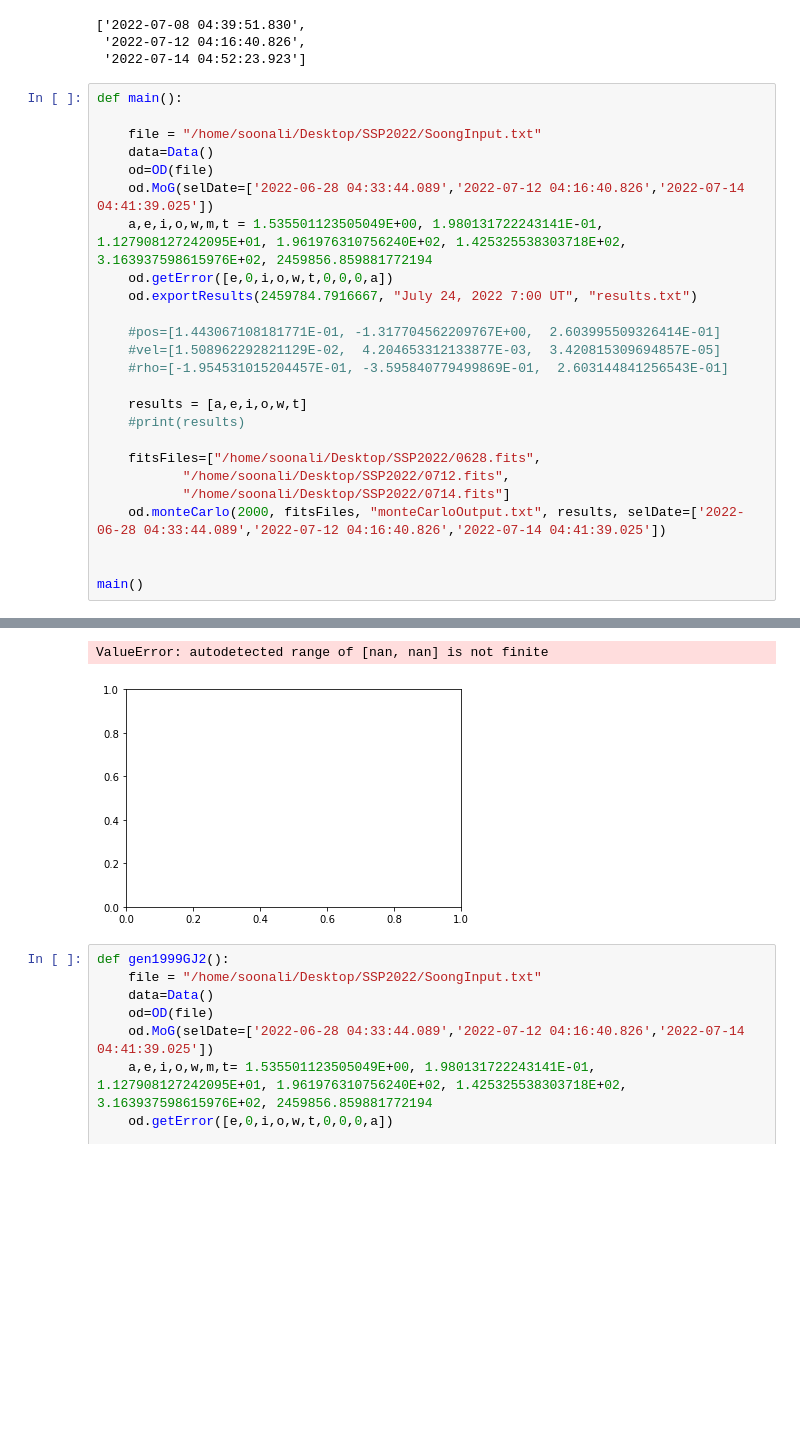
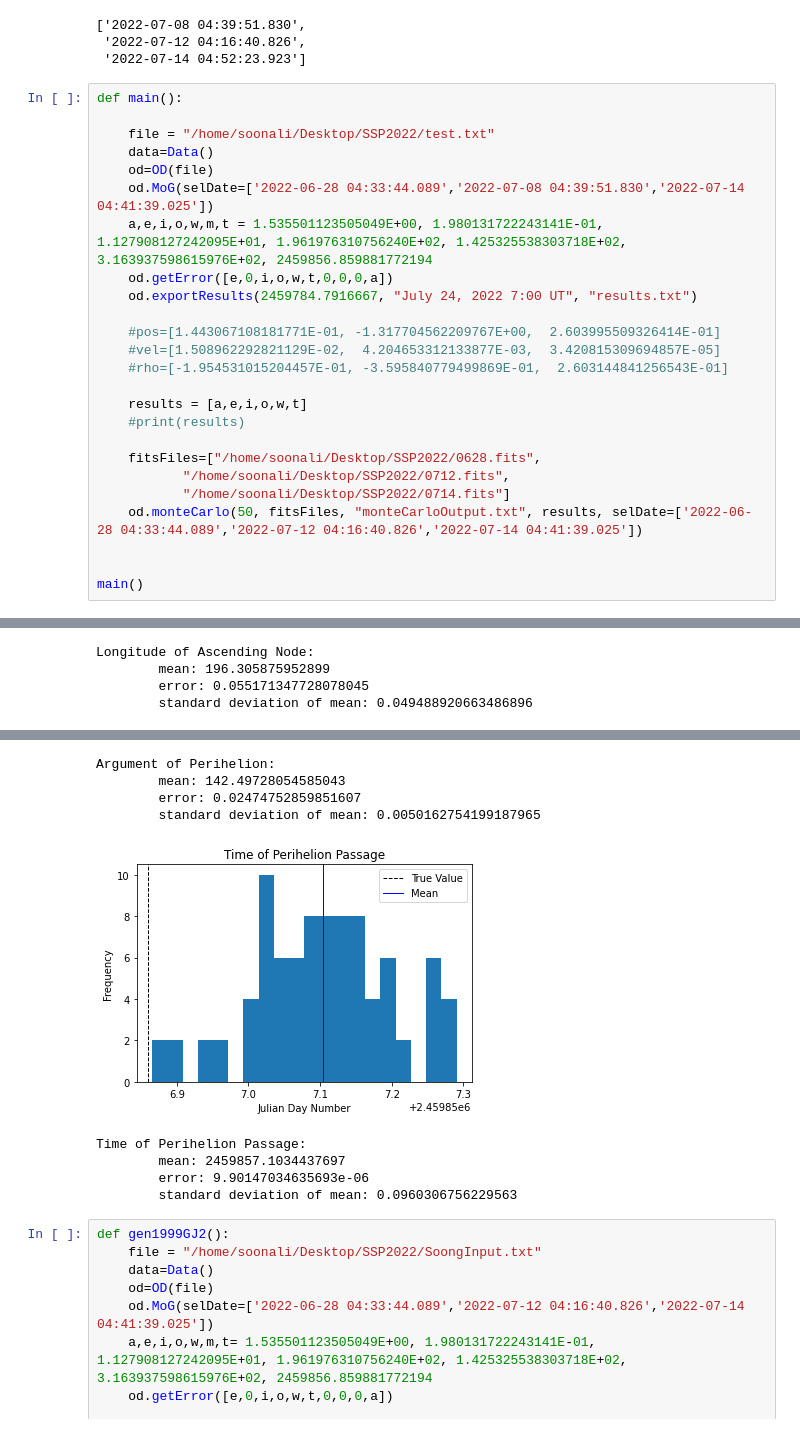
Before and after one commit to alisonsoong/SSP2022, a Jupyter notebook: ODCodeFinal.ipynb, the cells around one changed output, grey strips where cells are left out. Saved outputs shown, nothing was run; the diff lists cells and outputs as text; blank space fills up the shorter version.

Commit message:
bad monte carlo and my horrible brain trying to adjust time of perihelion

```diff
--- a/ODCodeFinal.ipynb
+++ b/ODCodeFinal.ipynb
@@ -572,10 +592,10 @@ class OD:
 # %%
 def main():
 
-    file = "/home/soonali/Desktop/SSP2022/SoongInput.txt"
+    file = "/home/soonali/Desktop/SSP2022/test.txt"
     data=Data()
     od=OD(file)
-    od.MoG(selDate=['2022-06-28 04:33:44.089','2022-07-12 04:16:40.826','2022-07-14 04:41:39.025'])
+    od.MoG(selDate=['2022-06-28 04:33:44.089','2022-07-08 04:39:51.830','2022-07-14 04:41:39.025'])
     a,e,i,o,w,m,t = 1.535501123505049E+00, 1.980131722243141E-01, 1.127908127242095E+01, 1.961976310756240E+02, 1.425325538303718E+02, 3.163937598615976E+02, 2459856.859881772194
     od.getError([e,0,i,o,w,t,0,0,0,a])
     od.exportResults(2459784.7916667, "July 24, 2022 7:00 UT", "results.txt")
@@ -590,7 +610,7 @@ def main():
     fitsFiles=["/home/soonali/Desktop/SSP2022/0628.fits",
            "/home/soonali/Desktop/SSP2022/0712.fits",
            "/home/soonali/Desktop/SSP2022/0714.fits"]
-    od.monteCarlo(2000, fitsFiles, "monteCarloOutput.txt", results, selDate=['2022-06-28 04:33:44.089','2022-07-12 04:16:40.826','2022-07-14 04:41:39.025'])
+    od.monteCarlo(50, fitsFiles, "monteCarloOutput.txt", results, selDate=['2022-06-28 04:33:44.089','2022-07-12 04:16:40.826','2022-07-14 04:41:39.025'])
 
 
 main()
@@ -618,0 +651,4 @@ Time of Perihelion Passage T:
+Longitude of Ascending Node:
+        mean: 196.305875952899
+        error: 0.055171347728078045
+        standard deviation of mean: 0.049488920663486896
@@ -620,5 +656,12 @@ Time of Perihelion Passage T:
-ValueError: autodetected range of [nan, nan] is not finite
+Argument of Perihelion:
+        mean: 142.49728054585043
+        error: 0.02474752859851607
+        standard deviation of mean: 0.0050162754199187965
-[figure, old version]
+[figure, new version]
+Time of Perihelion Passage:
+        mean: 2459857.1034437697
+        error: 9.90147034635693e-06
+        standard deviation of mean: 0.0960306756229563
 # %%
 def gen1999GJ2():
     file = "/home/soonali/Desktop/SSP2022/SoongInput.txt"
```
Also changed, not shown: parts of 2 cells of this notebook, 1 other file.
